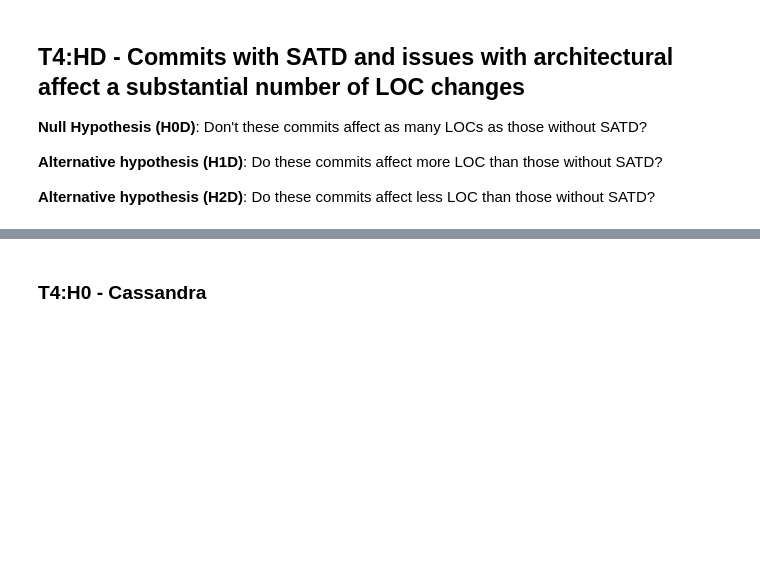
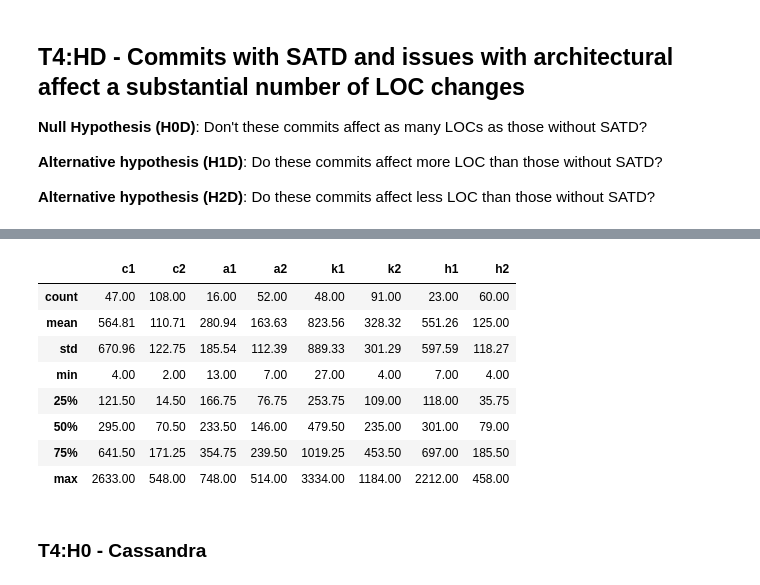
Before and after one commit to armandossrecife/my_validation, a Jupyter notebook: my_comparison2.ipynb, the cells around one changed output, grey strips where cells are left out. Saved outputs shown, nothing was run; the diff lists cells and outputs as text; code cells hidden in the pictures; blank space fills up the shorter version.

```diff
--- a/my_comparison2.ipynb
+++ b/my_comparison2.ipynb
@@ -1538,3 +1545,16 @@ a2 (ActiveMQ) - commits without SATD and issues without Architectural Impact
+# %%
+df_describe_commits_satd_issues = df_describe_statistics(d1_extra1_cassandra_without_outliers, d2_extra1_cassandra_without_outliers, d1_extra1_activemq_without_outliers, d2_extra1_activemq_without_outliers, d1_extra1_kafka_without_outliers, d2_extra1_kafka_without_outliers,d1_extra1_hadoop_without_outliers, d2_extra1_hadoop_without_outliers)
+df_describe_commits_satd_issues
+# %% [output]
+|  | c1 | c2 | a1 | a2 | k1 | k2 | h1 | h2 |
+| count | 47.00 | 108.00 | 16.00 | 52.00 | 48.00 | 91.00 | 23.00 | 60.00 |
+| mean | 564.81 | 110.71 | 280.94 | 163.63 | 823.56 | 328.32 | 551.26 | 125.00 |
+| std | 670.96 | 122.75 | 185.54 | 112.39 | 889.33 | 301.29 | 597.59 | 118.27 |
+| min | 4.00 | 2.00 | 13.00 | 7.00 | 27.00 | 4.00 | 7.00 | 4.00 |
+| 25% | 121.50 | 14.50 | 166.75 | 76.75 | 253.75 | 109.00 | 118.00 | 35.75 |
+| 50% | 295.00 | 70.50 | 233.50 | 146.00 | 479.50 | 235.00 | 301.00 | 79.00 |
+| 75% | 641.50 | 171.25 | 354.75 | 239.50 | 1019.25 | 453.50 | 697.00 | 185.50 |
+| max | 2633.00 | 548.00 | 748.00 | 514.00 | 3334.00 | 1184.00 | 2212.00 | 458.00 |
 # %% [markdown]
 ### T4:H0 - Cassandra
 # %%
```
Also changed, not shown: parts of 13 cells of this notebook.
